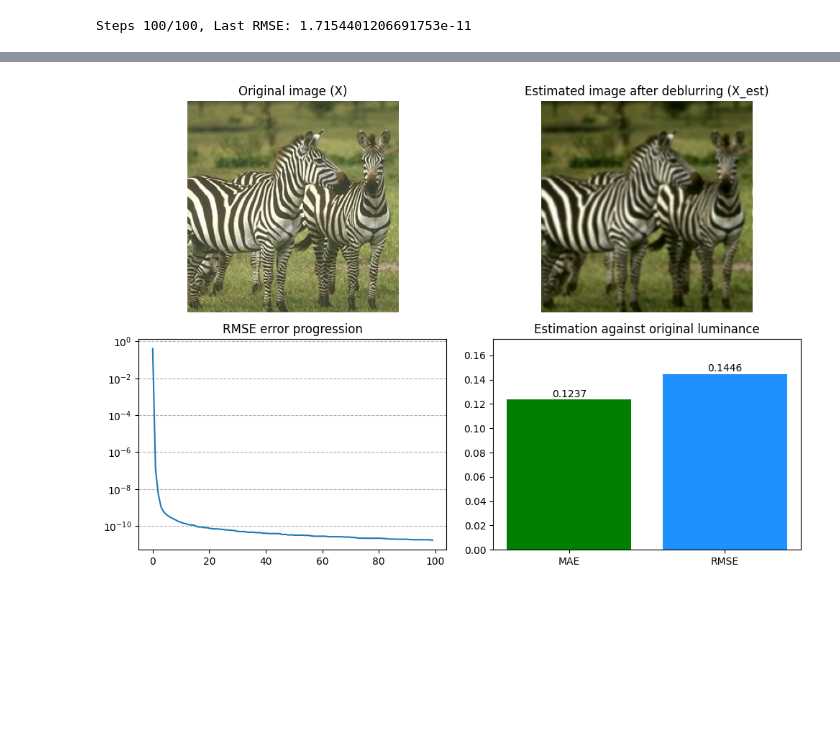
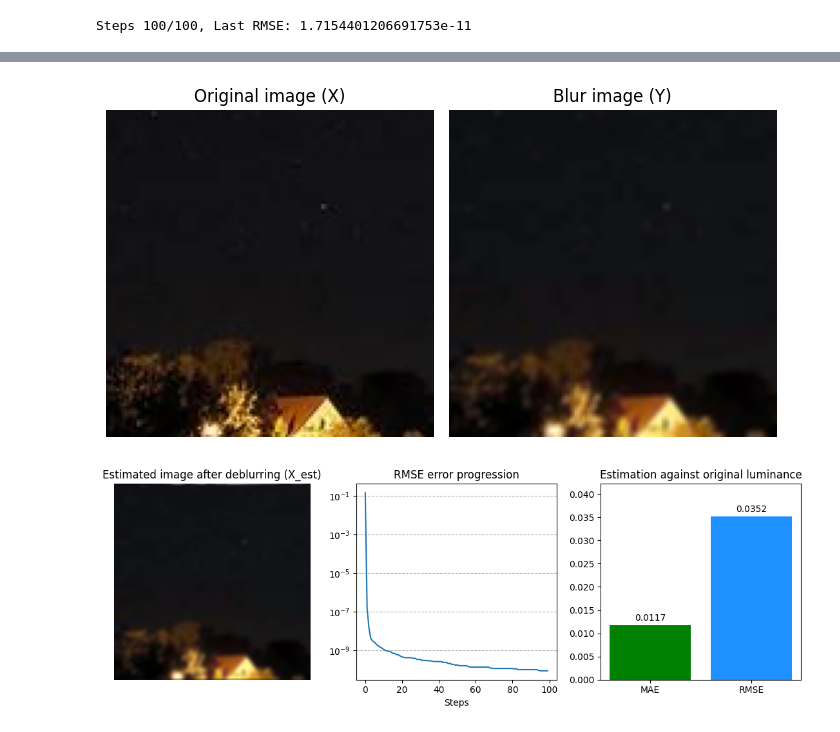
Before and after one commit to ThesplumCoder/convex-optimization, a Jupyter notebook: topics/deblurring/admm-with-nuclear-norm.ipynb, the cells around one changed output, grey strips where cells are left out. Saved outputs shown, nothing was run; the diff lists cells and outputs as text; code cells hidden in the pictures; blank space fills up the shorter version.

Commit message:
Add blur images to results section.

```diff
--- a/topics/deblurring/admm-with-nuclear-norm.ipynb
+++ b/topics/deblurring/admm-with-nuclear-norm.ipynb
@@ -303,6 +303,7 @@ def deblurring_img(img, blurr_krn_sz=3, blurr_krn_sd=2, lambda_admm=.01, rho_adm
 
     l_blur = convolve2d(l, krn_blur, mode='same', boundary='symm')
     l_blur = normalizer(l_blur)
+    img_blur = lab_rgb((l_blur.copy() * 255).astype('uint8'), a, b)
 
     krn_pad = pad_kernel_to_image_size(krn_blur, l_blur.shape)
     l_est, rmse_hist = admm(krn_pad, l_blur, lambd=lambda_admm, rho=rho_admm, max_iter=step, tol=1e-4)
@@ -311,7 +312,7 @@ def deblurring_img(img, blurr_krn_sz=3, blurr_krn_sd=2, lambda_admm=.01, rho_adm
 
     l_est = (l_est * 255).astype('uint8')
     img_rgb = lab_rgb(l_est, a, b)
-    return img_rgb, rmse_hist, l_errs
+    return img_rgb, img_blur, rmse_hist, l_errs
 # %% [markdown]
 Test on images.
 # %%
@@ -340,7 +341,12 @@ plt.show()
 # %% [markdown]
 Deblurring using kernel size of 3 and $\sigma=2$.
 # %%
-dk_deblur, dk_rmse, dk_errs = deblurring_img(dark_sky_rec, blurr_krn_sz=3, blurr_krn_sd=2, lambda_admm=.5, rho_admm=50, step=100)
+dk_deblur, dk_blur, dk_rmse, dk_errs = deblurring_img(dark_sky_rec,
+                                                      blurr_krn_sz=3,
+                                                      blurr_krn_sd=2,
+                                                      lambda_admm=.5,
+                                                      rho_admm=50,
+                                                      step=100)
 # %% [output]
 Steps 100/100, Last RMSE: 8.873089801235503e-11
 # %%
@@ -435,25 +381,36 @@ plt.show()
-# %%
-plt.figure(figsize=(10, 7))
-plt.subplot(2, 2, 1)
-plt.imshow(zebra_img)
-plt.title('Original image (X)')
-plt.axis('off')
-plt.subplot(2, 2, 2)
-plt.imshow(zebra_deblur)
-plt.title('Estimated image after deblurring (X_est)')
-plt.axis('off')
-
-plt.subplot(2, 2, 3)
-plt.plot(range(len(zebra_rmse)), zebra_rmse)
-plt.yscale('log')
-plt.grid(axis='y', ls='--')
-plt.title('RMSE error progression')
-plt.subplot(2, 2, 4)
-bar_errors(zebra_errs,
-          title_text='Estimation against original luminance',
-          offset_text=0.002)
-
-plt.tight_layout()
-plt.show()
-# %% [output]
-[figure, removed]
+# %%
+plt.figure(figsize=(7, 4))
+plt.subplot(1, 2, 1)
+plt.imshow(dark_sky_rec)
+plt.title('Original image (X)')
+plt.axis('off')
+plt.subplot(1, 2, 2)
+plt.imshow(dk_blur)
+plt.title('Blur image (Y)')
+plt.axis('off')
+
+plt.tight_layout()
+plt.show()
+# %% [output]
+[figure, added]
+# %%
+plt.figure(figsize=(11, 4))
+plt.subplot(1, 3, 1)
+plt.imshow(dk_deblur)
+plt.title('Estimated image after deblurring (X_est)')
+plt.axis('off')
+plt.subplot(1, 3, 2)
+plt.plot(range(len(dk_rmse)), dk_rmse)
+plt.yscale('log')
+plt.grid(axis='y', ls='--')
+plt.xlabel('Steps')
+plt.title('RMSE error progression')
+plt.subplot(1, 3, 3)
+bar_errors(dk_errs,
+          title_text='Estimation against original luminance',
+          offset_text=0.001)
+
+plt.tight_layout()
+plt.show()
+# %% [output]
+[figure, added]
```
Also changed, not shown: parts of 16 cells of this notebook.
